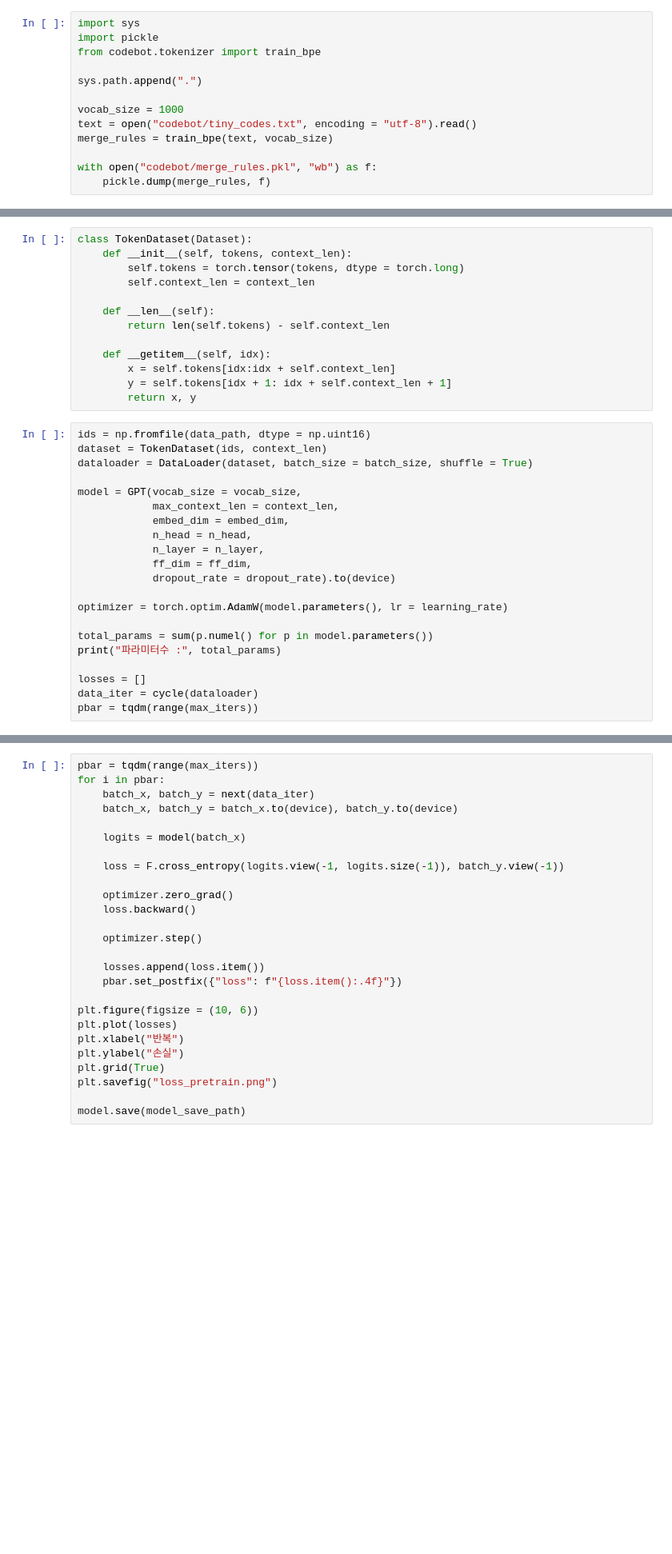
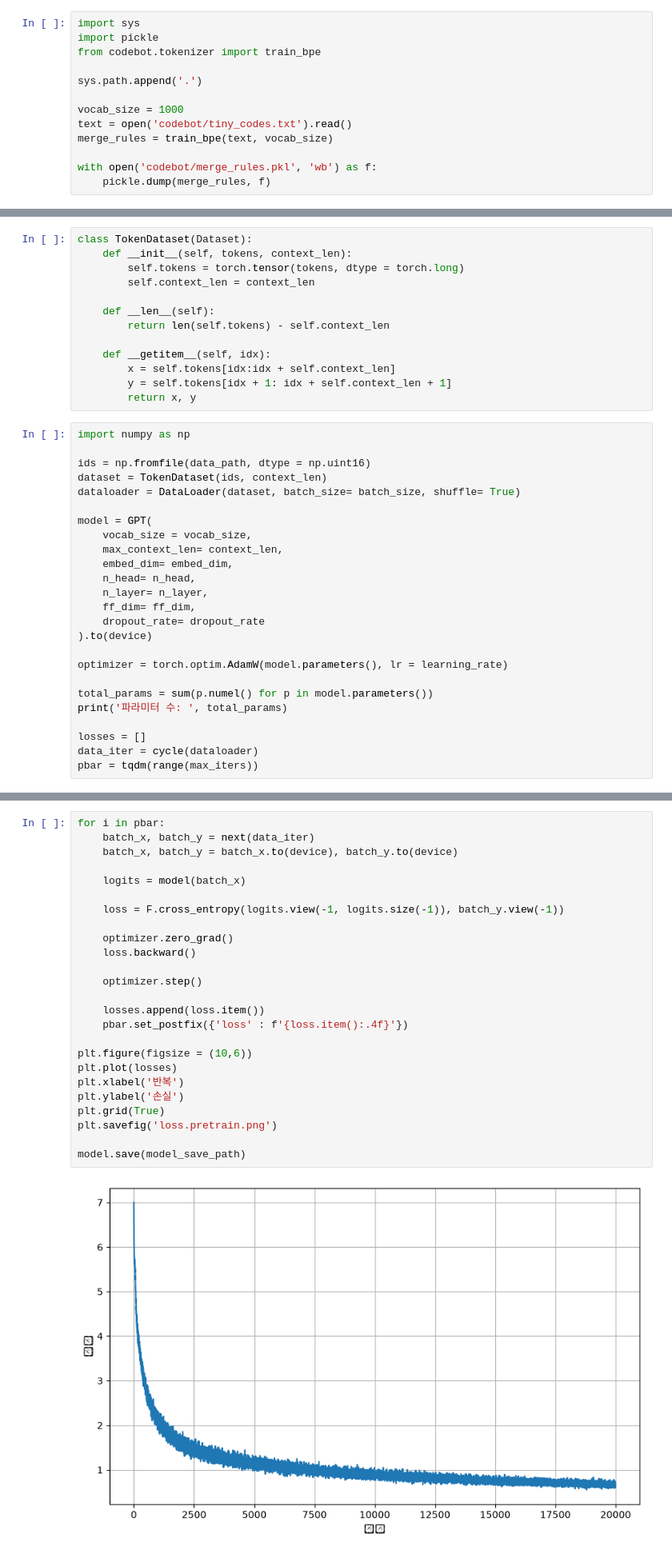
Before and after one commit to sangjun1005/17-KDT, a Jupyter notebook: 17-codebot/ch03.ipynb, the cells around one changed output, grey strips where cells are left out. Shown at 80% size. Cells and saved outputs as stored; diff of their text form; blank space fills up the shorter version.

```diff
--- a/17-codebot/ch03.ipynb
+++ b/17-codebot/ch03.ipynb
@@ -3,13 +3,13 @@ import sys
 import pickle
 from codebot.tokenizer import train_bpe
 
-sys.path.append(".")
+sys.path.append('.')
 
 vocab_size = 1000
-text = open("codebot/tiny_codes.txt", encoding = "utf-8").read()
+text = open('codebot/tiny_codes.txt').read()
 merge_rules = train_bpe(text, vocab_size)
 
-with open("codebot/merge_rules.pkl", "wb") as f:
+with open('codebot/merge_rules.pkl', 'wb') as f:
     pickle.dump(merge_rules, f)
 # %%
 import sys
@@ -104,22 +126,26 @@ class TokenDataset(Dataset):
         y = self.tokens[idx + 1: idx + self.context_len + 1]
         return x, y
 # %%
+import numpy as np
+
 ids = np.fromfile(data_path, dtype = np.uint16)
 dataset = TokenDataset(ids, context_len)
-dataloader = DataLoader(dataset, batch_size = batch_size, shuffle = True)
+dataloader = DataLoader(dataset, batch_size= batch_size, shuffle= True)
 
-model = GPT(vocab_size = vocab_size,
-            max_context_len = context_len,
-            embed_dim = embed_dim,
-            n_head = n_head,
-            n_layer = n_layer,
-            ff_dim = ff_dim,
-            dropout_rate = dropout_rate).to(device)
+model = GPT(
+    vocab_size = vocab_size,
+    max_context_len= context_len,
+    embed_dim= embed_dim,
+    n_head= n_head,
+    n_layer= n_layer,
+    ff_dim= ff_dim,
+    dropout_rate= dropout_rate
+).to(device)
 
 optimizer = torch.optim.AdamW(model.parameters(), lr = learning_rate)
 
 total_params = sum(p.numel() for p in model.parameters())
-print("파라미터수 :", total_params)
+print('파라미터 수: ', total_params)
 
 losses = []
 data_iter = cycle(dataloader)
@@ -127,28 +155,29 @@ pbar = tqdm(range(max_iters))
 # %%
-pbar = tqdm(range(max_iters))
 for i in pbar:
     batch_x, batch_y = next(data_iter)
     batch_x, batch_y = batch_x.to(device), batch_y.to(device)
 
     logits = model(batch_x)
 
     loss = F.cross_entropy(logits.view(-1, logits.size(-1)), batch_y.view(-1))
 
     optimizer.zero_grad()
     loss.backward()
 
     optimizer.step()
 
     losses.append(loss.item())
-    pbar.set_postfix({"loss": f"{loss.item():.4f}"})
+    pbar.set_postfix({'loss' : f'{loss.item():.4f}'})
 
-plt.figure(figsize = (10, 6))
+plt.figure(figsize = (10,6))
 plt.plot(losses)
-plt.xlabel("반복")
-plt.ylabel("손실")
+plt.xlabel('반복')
+plt.ylabel('손실')
 plt.grid(True)
-plt.savefig("loss_pretrain.png")
+plt.savefig('loss.pretrain.png')
 
 model.save(model_save_path)
+# %% [output]
+[figure, added]
 # %%
 import sys
```
Also changed, not shown: parts of 13 cells of this notebook, 4 other files.
